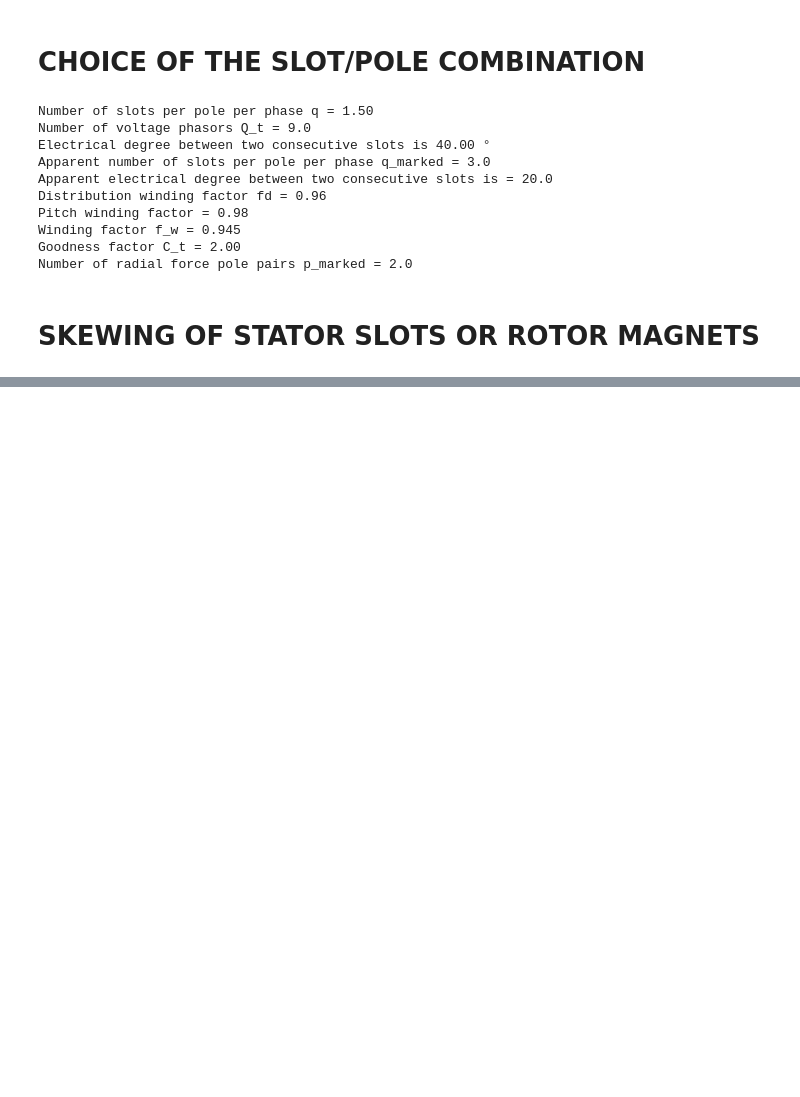
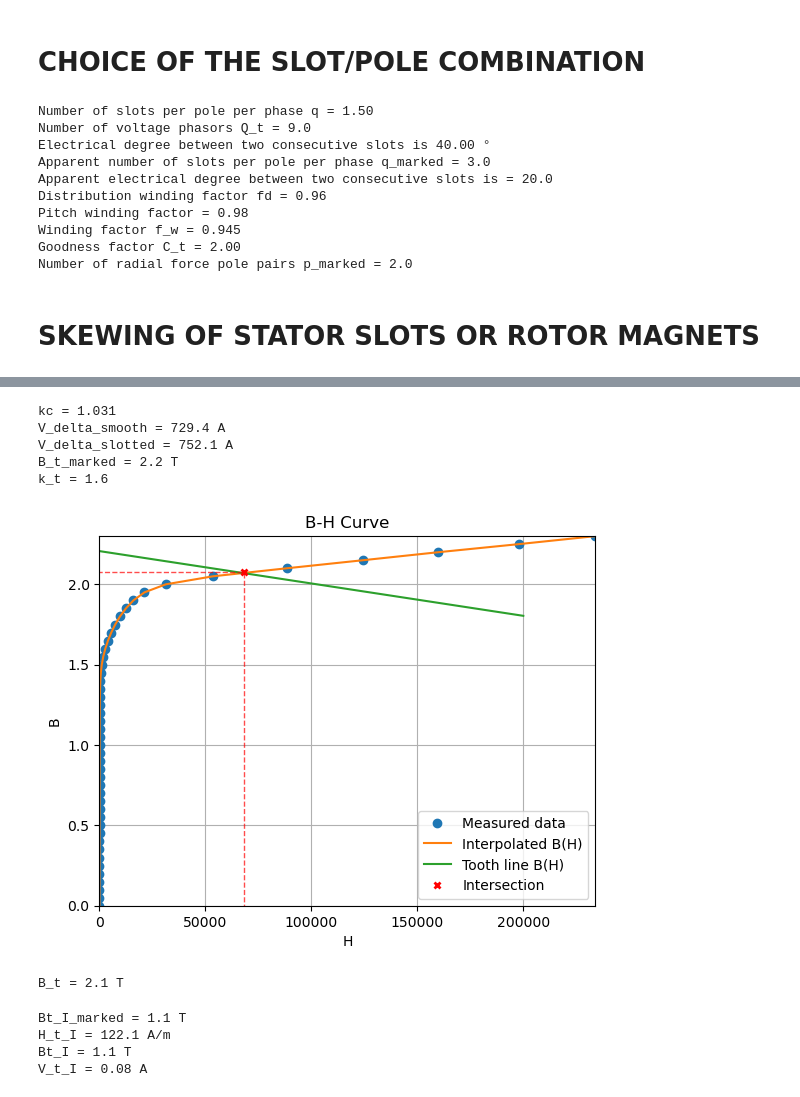
Before and after one commit to rkleva/SMPM-Design, a Jupyter notebook: design_example.ipynb, the cells around one changed output, grey strips where cells are left out. Saved outputs shown, nothing was run; the diff lists cells and outputs as text; code cells hidden in the pictures; blank space fills up the shorter version.

```diff
--- a/design_example.ipynb
+++ b/design_example.ipynb
@@ -174,0 +329,70 @@ Total are of the slot S_slot = 347.5538833214861 mm^2
+# %%
+#For an SMPM motor instead of delta for the Carter factors formula we need to use (d+hm)/mi_rm
+k_fe = 0.95                                                                                 #Stacking factor that takes insulation of the stator core in the calculation
+delta_carter = (delta + h_m_corr) / mi_r
+tau_s = (D*math.pi) / Q_s
+term = (math.atan(bo / (2 * delta_carter))- (bo / (2 * delta_carter)) * math.log(1 + (bo / (2 * delta_carter))**2))
+kc = tau_s / (tau_s - (2 * bo / math.pi) * term)                                            #Carter factor
+print(f"kc = {kc:.3f}")
+V_delta_smooth = B_delta_m_corr*delta/mi_0                                                  #Air-gap MMF
+print(f"V_delta_smooth = {V_delta_smooth:.1f} A")
+V_delta_slotted = kc * V_delta_smooth                                                       #Air-gap MMF adjusted for the slotted stator
+print(f"V_delta_slotted = {V_delta_slotted:.1f} A")
+B_t_marked = (B_delta_m_corr*tau_s) / (k_fe*bt)                                             #Apparent tooth flux density
+print(f"B_t_marked = {B_t_marked:.1f} T")
+k_t = tau_s/(k_fe*bt) - 1                                                                   #Tooth line
+print(f"k_t = {k_t:.1f} ")
+# %% [output]
+kc = 1.031
+V_delta_smooth = 729.4 A
+V_delta_slotted = 752.1 A
+B_t_marked = 2.2 T
+k_t = 1.6
+# %%
+#Graphical method is used to determine the tooth flux density, this is just an example
+H_t = np.linspace(0,200000, 1000)
+B_t_marked_plot = np.full(len(H_t), B_t_marked)
+B_t = B_t_marked_plot - k_t*mi_0*H_t
+plt.figure()
+plt.plot(H, B, 'o', label='Measured data')
+plt.plot(H, B_from_H(H), '-', label='Interpolated B(H)')
+plt.plot(H_t, B_t, '-', label='Tooth line B(H)')
+# Mark the intersection point with X marker
+H_intersection = 68000
+B_intersection = 2.075
+plt.plot(H_intersection, B_intersection, 'rx', markersize=5, markeredgewidth=2, label='Intersection')
+# Draw dotted lines to axes
+plt.plot([H_intersection, H_intersection], [plt.ylim()[0], B_intersection], 'r--', linewidth=1, alpha=0.7)
+plt.plot([plt.xlim()[0], H_intersection], [B_intersection, B_intersection], 'r--', linewidth=1, alpha=0.7)
+
+plt.xlim(0,max(H))
+plt.ylim(0,max(B))
+plt.xlabel("H")
+plt.ylabel("B")
+plt.title("B-H Curve")
+plt.grid(True)
+plt.legend()
+plt.show()
+B_t = B_intersection
+print(f"B_t = {B_t:.1f} T")
+# %% [output]
+[figure, added]
+B_t = 2.1 T
+# %%
+#Section I
+bt_I = tau_s - bo
+Bt_I_marked = (B_delta_m_corr*tau_s)/(k_fe*bt_I)
+print(f"Bt_I_marked = {Bt_I_marked:.1f} T")
+if not (Bt_I_marked < 1.8):
+    raise ValueError("A graph method needs to be performed")
+Bt_I = Bt_I_marked
+H_t_I = H_from_B(Bt_I)
+V_t_I = H_t_I*ho
+print(f"H_t_I = {H_t_I:.1f} A/m")
+print(f"Bt_I = {Bt_I:.1f} T")
+print(f"V_t_I = {V_t_I:.2f} A")
+# %% [output]
+Bt_I_marked = 1.1 T
+H_t_I = 122.1 A/m
+Bt_I = 1.1 T
+V_t_I = 0.08 A
```
Also changed, not shown: parts of 11 cells of this notebook.
